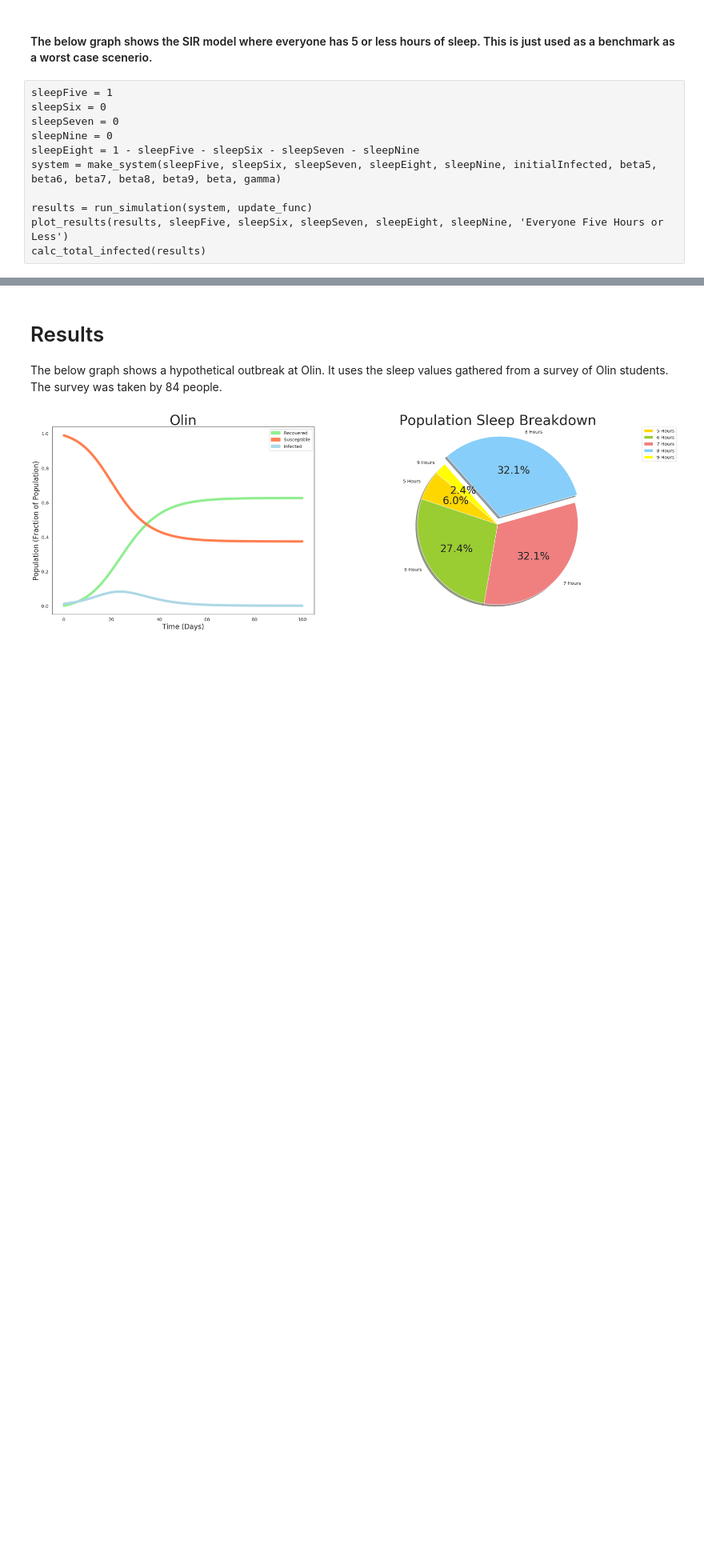
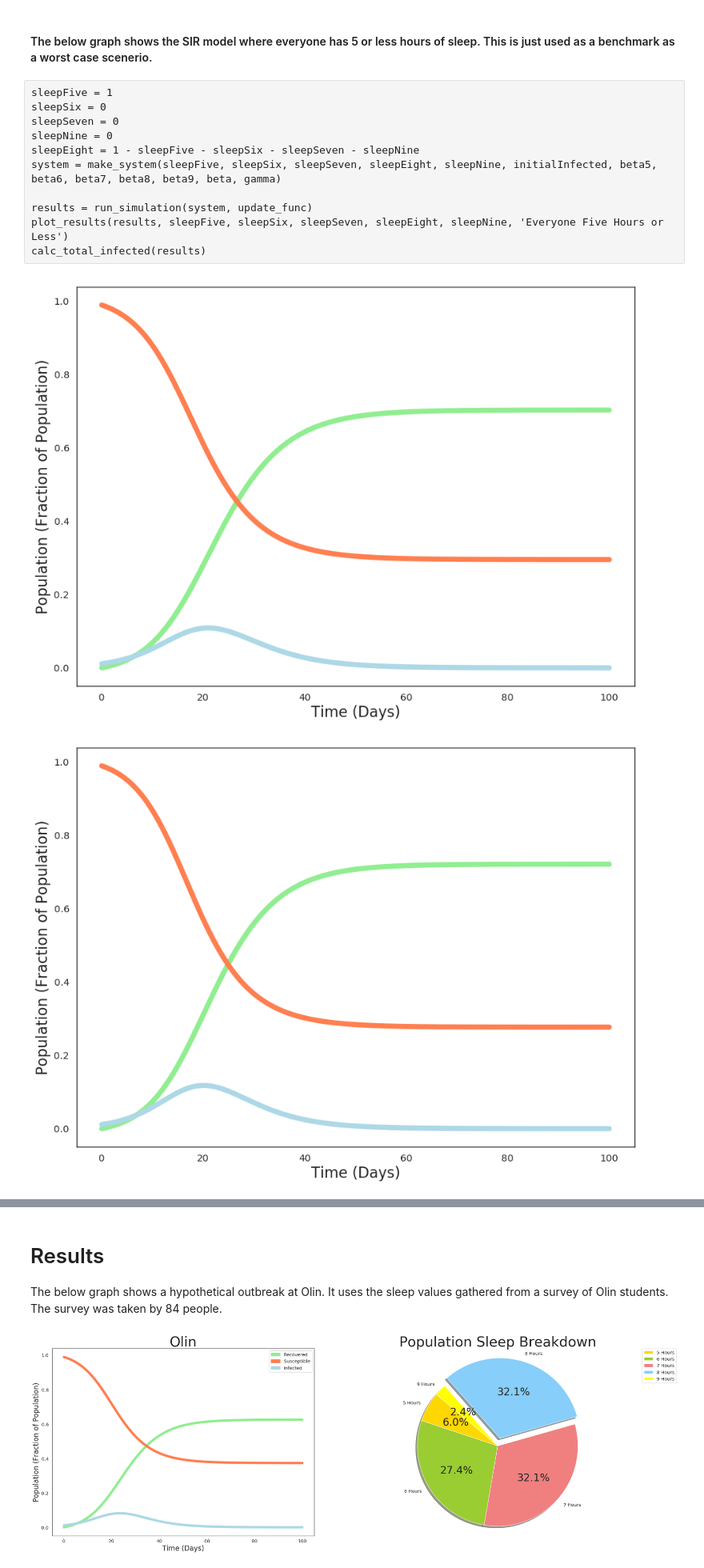
Before and after one commit to Griffith-Stites/ModSimPy, a Jupyter notebook: code/Project_2-Copy1.ipynb, the cells around one changed output, grey strips where cells are left out. Shown at 80% size. Saved outputs shown, nothing was run; the diff lists cells and outputs as text; code cells hidden in the pictures; blank space fills up the shorter version.

```diff
--- a/code/Project_2-Copy1.ipynb
+++ b/code/Project_2-Copy1.ipynb
@@ -340,6 +340,3 @@ system = make_system(sleepFive, sleepSix, sleepSeven, sleepEight, sleepNine, ini
 results = run_simulation(system, update_func)
 plot_results(results, sleepFive, sleepSix, sleepSeven, sleepEight, sleepNine, 'Everyone Five Hours or Less')
 calc_total_infected(results)
-# %%
-def sweep_sleep():
-    """Sweeps the various values for the sleep data"""
@@ -345,0 +371,33 @@ def sweep_sleep():
+# %%
+def sweep_sleep(system, update_func):
+    """Sweeps the various values for the sleep data. Plots the results. Plot will show the range of possible results.
+
+    system: System object
+    update_func: function that updates state"""
+
+    sleepFive = 0
+    sleepSix = 0
+    sleepSeven = 0
+    sleepNine = 0
+    sleepEight = 0
+    title = 'title'
+
+    frame = TimeFrame(columns=init.index)
+
+    for s in linrange(0, 1.1, .1):
+        sleepFive = s
+        sleepSix = 1-s
+        system = make_system(sleepFive, sleepSix, sleepSeven, sleepEight, sleepNine, initialInfected, beta5, beta6, beta7, beta8, beta9, beta, gamma)
+        results = run_simulation(system, update_func)
+        plot_results_sweep(results)
+    plt.title(title, fontsize = 40)
+    RLabel = mpatches.Patch(color='lightgreen', label='Recovered')
+    SLabel = mpatches.Patch(color='coral', label='Susceptible')
+    ILabel = mpatches.Patch(color='lightblue', label='Infected')
+    plt.legend(handles=[RLabel, SLabel, ILabel])
+    plt.show()
+# %%
+sweep_sleep(system, update_func)
+# %% [output]
+[figure, added]
+[figure, added]
```
Also changed, not shown: parts of 3 cells of this notebook, 2 other files.
